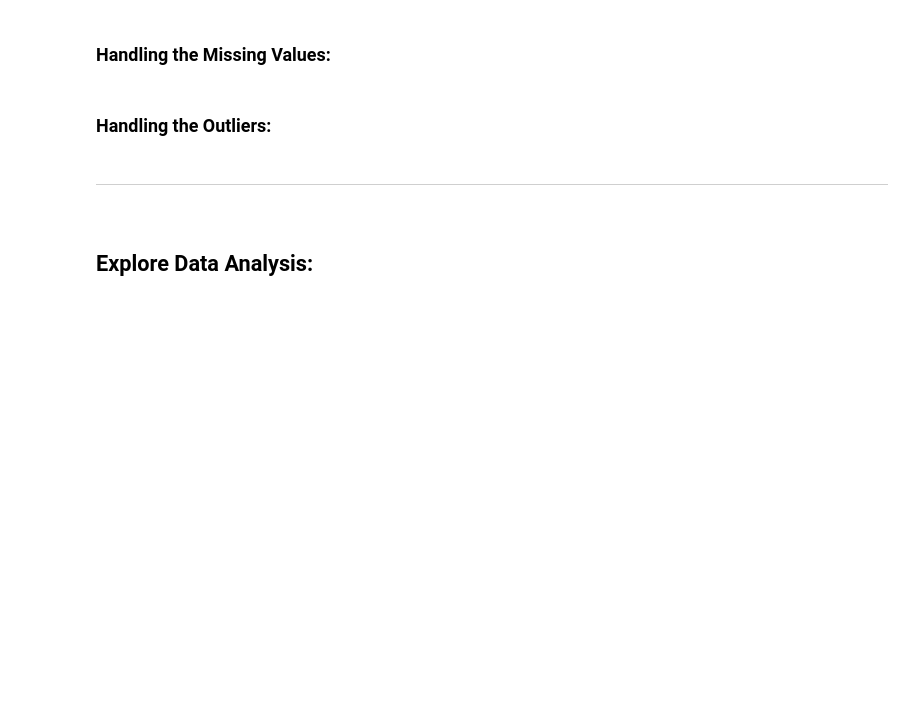
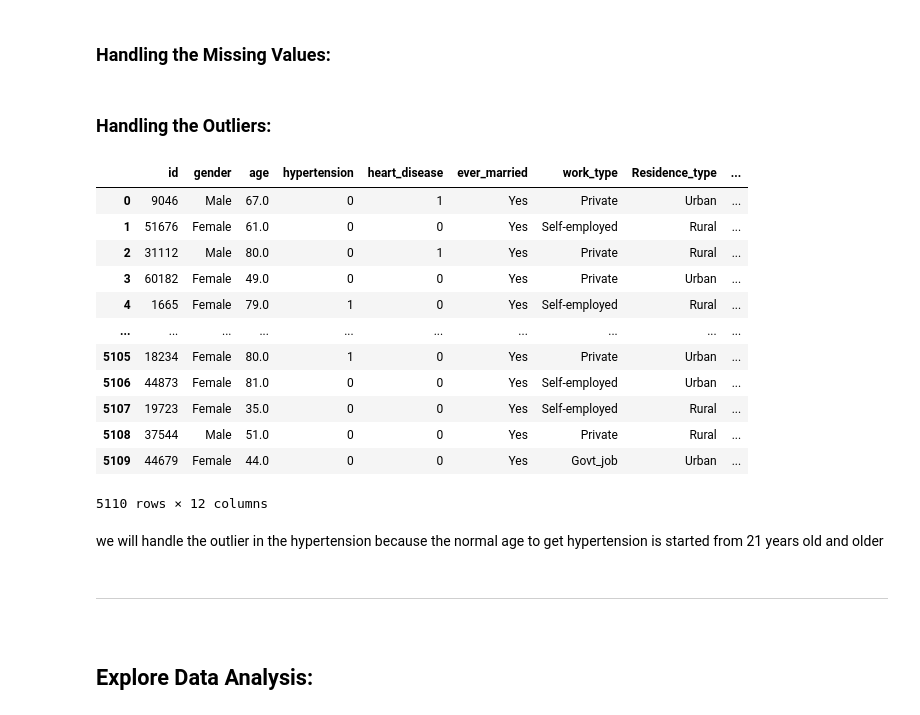
Before and after one commit to ShathaAlghamdi/Prediction-of-Heart-Strokes_T5_Data_science, a Jupyter notebook: MVP.ipynb, the cells around one changed output. Cells and saved outputs as stored; diff of their text form; code cells hidden in the pictures; blank space fills up the shorter version.

Commit message:
Finding-outlier(not handled yet)

```diff
--- a/MVP.ipynb
+++ b/MVP.ipynb
@@ -64,0 +76,16 @@ df_eda.smoking_status.value_counts()
+# %%
+df
+# %% [output]
+|  | id | gender | age | hypertension | heart_disease | ever_married | work_type | Residence_type | ... |
+| 0 | 9046 | Male | 67.0 | 0 | 1 | Yes | Private | Urban | ... |
+| 1 | 51676 | Female | 61.0 | 0 | 0 | Yes | Self-employed | Rural | ... |
+| 2 | 31112 | Male | 80.0 | 0 | 1 | Yes | Private | Rural | ... |
+| 3 | 60182 | Female | 49.0 | 0 | 0 | Yes | Private | Urban | ... |
+| 4 | 1665 | Female | 79.0 | 1 | 0 | Yes | Self-employed | Rural | ... |
+| ... | ... | ... | ... | ... | ... | ... | ... | ... | ... |
+| 5105 | 18234 | Female | 80.0 | 1 | 0 | Yes | Private | Urban | ... |
+| 5106 | 44873 | Female | 81.0 | 0 | 0 | Yes | Self-employed | Urban | ... |
+| 5107 | 19723 | Female | 35.0 | 0 | 0 | Yes | Self-employed | Rural | ... |
+| 5108 | 37544 | Male | 51.0 | 0 | 0 | Yes | Private | Rural | ... |
+| 5109 | 44679 | Female | 44.0 | 0 | 0 | Yes | Govt_job | Urban | ... |
+5110 rows × 12 columns
@@ -65,3 +101,5 @@ df_eda.smoking_status.value_counts()
+# %% [markdown]
+<p> we will handle the outlier in the hypertension because the normal age to get hypertension is started from 21 years old and older</p>
 # %% [markdown]
 # <hr>
 # %% [markdown]
```
Also changed, not shown: parts of 6 cells of this notebook.
